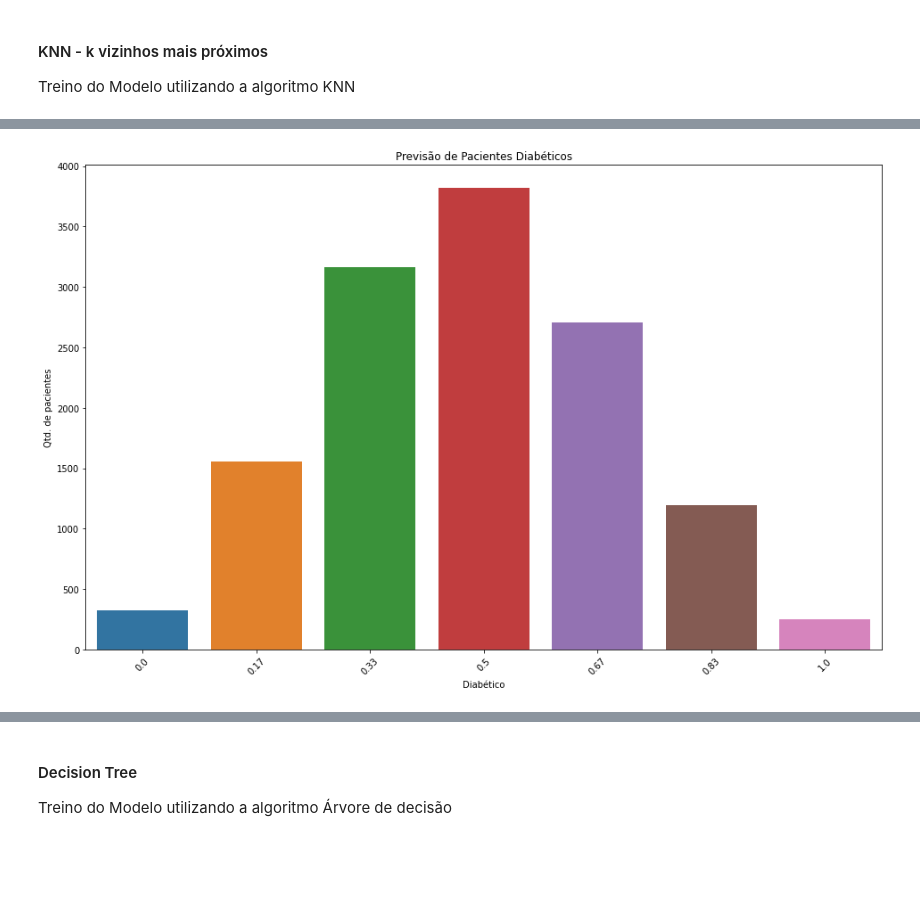
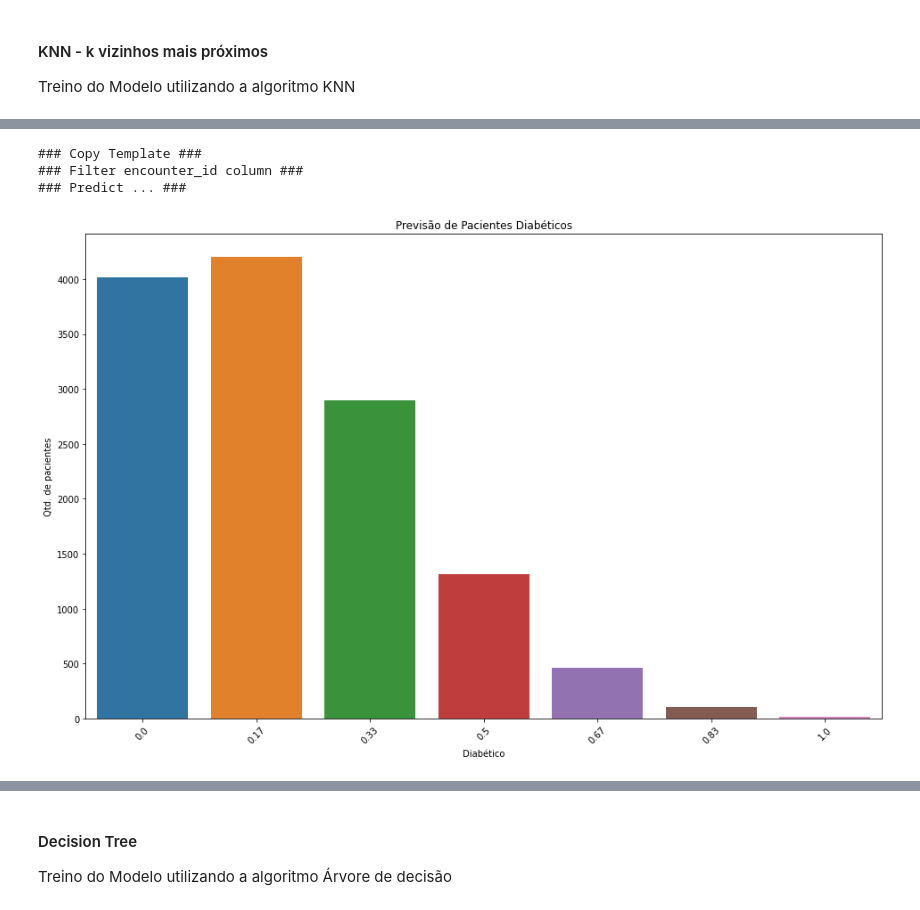
Before and after one commit to eberthfelipe/5---Desenvolvimento-de-Jogos-Mobile, a Jupyter notebook: Modulo_8/machine_learning_aplicado_I.ipynb, the cells around one changed output, grey strips where cells are left out. Drawn from its saved outputs; the diff is of its cells as text; code cells hidden in the pictures; blank space fills up the shorter version.

```diff
--- a/Modulo_8/machine_learning_aplicado_I.ipynb
+++ b/Modulo_8/machine_learning_aplicado_I.ipynb
@@ -396,6 +400,8 @@ df_dados_teste
 # %%
+#@title Inform the number of attributes that you want
+num_attributes =  20#@param {type:"integer"}
+
 # ref: https://towardsdatascience.com/feature-selection-techniques-in-machine-learning-with-python-f24e7da3f36e
-num_attributes = 50
 
 X, y = split_data_for_xy_columns(df_dados_treino,'age', 'solid_tumor_with_metastasis', target='diabetes_mellitus')
 
@@ -541,10 +547,18 @@ def update_df_template(df, df_result_test):
   df['diabetes_mellitus'] = df_result_test.loc[df_result_test['encounter_id'] == df['encounter_id']]['predict']
   return df
 
-def get_dataframe_for_submission(model):
+def get_dataframe_for_submission(model, prediction_type = None):
   df_result = df_dados_teste.copy()
+  print('### Copy Template ###')
   df_result_template = df_template_sub.copy()
-  df_result['predict'] = model.predict_proba(df_result)[:,1]
+  print('### Filter encounter_id column ###\n### Predict ... ###')
+  if ( prediction_type is not None ):
+    print('### Hard... ###')
+    df_result['predict'] = model.predict( df_result[df_result.columns[1:]] )
+  else:
+    print('### Proba... ###')
+    df_result['predict'] = model.predict_proba( df_result[df_result.columns[1:]] )[:,1]
+  print('### Create dataframe with result... ###')
   df_result_template = df_result_template.apply(lambda x: update_df_template(x, df_result), axis=1)
   df_result_template = df_result_template.astype({'encounter_id': 'int64'})
   return df_result_template
@@ -560,12 +574,3 @@ def view_result(df_result_view):
   ax.set_ylabel('Qtd. de pacientes')
   plt.xticks(rotation=45)
   plt.show()
-
-def view_shap_analysis(model, X_ts, X_tr):
-  explainer = shap.Explainer(model.predict, X_ts)
-  shap_values = explainer(X_tr)
-  plt.figure(figsize = (16,10))
-  ax = shap.summary_plot(shap_values,
-                        boston_df.columns,
-                        plot_type='bar')
-  plt.show()
@@ -582,4 +581,7 @@ X, y = split_data_for_xy(df_dados_treino,'encounter_id', 'solid_tumor_with_metas
+# %%
+#Check fields in dataset before run
+X, y = split_data_for_xy(df_dados_treino,'age', 'h1_glucose_min', target='diabetes_mellitus')
 # %%
-X_train, X_test, y_train, y_test = get_samples_for_train_test(X, y, div_size=0.25, random=0)
+X_train, X_test, y_train, y_test = get_samples_for_train_test(X, y, div_size=0.30, random=0)
 # %% [output]
 Amostras de treino:
@@ -611,7 +613,10 @@ weighted avg       0.70      0.77      0.71     29286
 # %%
-result_knn = get_dataframe_for_submission(knn_model)
+result_knn = get_dataframe_for_submission(knn_model, prediction_type=None)
 view_result(result_knn)
 # %% [output]
+### Copy Template ###
+### Filter encounter_id column ###
+### Predict ... ###
-[figure, old version]
+[figure, new version]
 # %%
 # envia para o kagle o df com o resultado gerado
```
Also changed, not shown: parts of 98 cells of this notebook.
